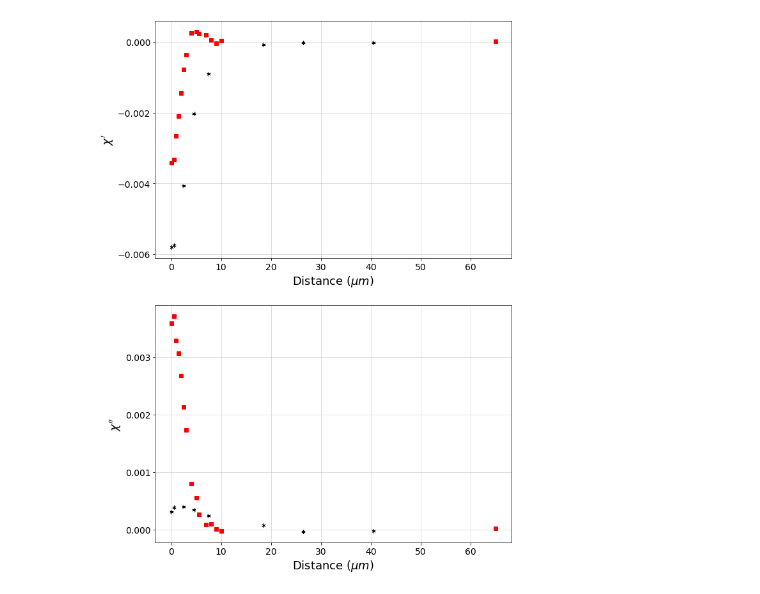
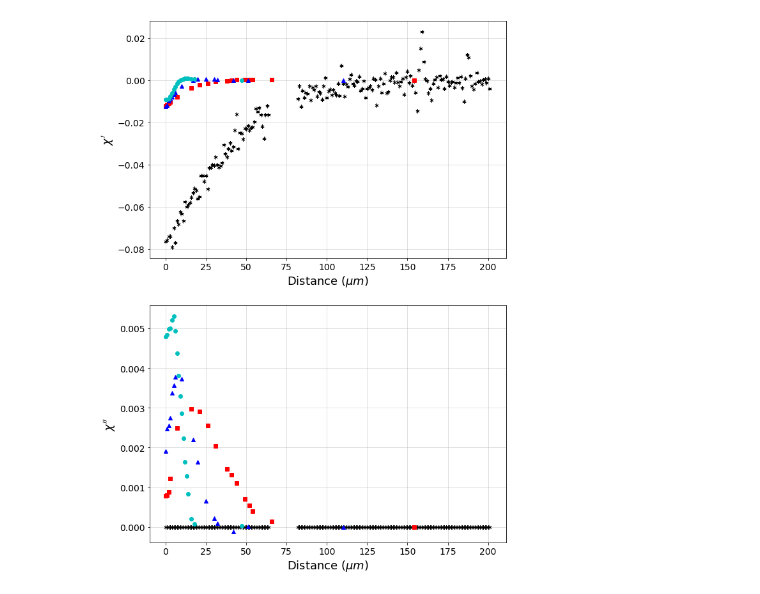
Before and after one commit to BGerwe/Xray-Project, a Jupyter notebook: fr_XAS/July18 Data Direct Model.ipynb, the cells around one changed output. Cells and saved outputs as stored; diff of their text form; code cells hidden in the pictures.

```diff
--- a/fr_XAS/July18 Data Direct Model.ipynb
+++ b/fr_XAS/July18 Data Direct Model.ipynb
@@ -60,7 +60,7 @@ def chi_direct(x, amp, aoo, Dv, gamma, kappa, yd, f, L, po2, po2_ref):
 
     return chi
 # %%
-f1 = hdf5_io.get_all_datasets('July18_frXAS_v2', start_indices = [[5, 2, 3], [5, 6, 0], [1, 3]])
-hdf5_io.close_frxas_file('July18_frXAS_v2')
+f1 = hdf5_io.get_all_datasets('July18_frXAS') #, start_indices = [[4, 0, 2, 2], [4, 0, 6, 0], [1, 0, 2]])
+hdf5_io.close_frxas_file('July18_frXAS')
 # %%
-x, data, frequencies, gases = hdf5_io.unpack_data(f1, kind='data_adj')
+x, data, frequencies, gases, sizes = hdf5_io.unpack_data(f1, kind='data_adj')
@@ -69,13 +67,22 @@ x[5] = x[5]+2.5
-# %%
-fig, axes = plt.subplots(nrows=2, figsize=(10,15))
-
-# visualization.plot_chi(axes, x[:3], data[:3])
-# axes = visualization.plot_chi(axes, x[3:6], data[3:6])
-axes = visualization.plot_chi(axes, x[6:], data[6:])
-# axes[1].set_xlim((420, 460))
-plt.show()
-# %% [output]
-[figure, removed]
+# %%
+colors = ['k', 'r', 'b', 'c']
+markers = [(6, 2, 0), 's', '^', 'o']
+
+colors = colors * (len(colors) % len(data))
+markers = markers * (len(colors) % len(data))
+# %%
+fig, axes = plt.subplots(nrows=2, figsize=(10,15))
+
+for iy in np.arange(0,sizes[0]):
+    visualization.plot_chi(axes, x[iy], data[iy], color=colors[iy], marker=markers[iy], ls='')
+# for iy in np.arange(sizes[0],sum(sizes[:2])):
+#     visualization.plot_chi(axes, x[iy], data[iy], color=colors[iy], marker=markers[iy], ls='')
+# for iy in np.arange(sum(sizes[:2]),sum(sizes)):
+#     visualization.plot_chi(axes, x[iy], data[iy], color=colors[iy], marker=markers[iy], ls='')
+
+plt.show()
+# %% [output]
+[figure, added]
 # %%
 fit_params = Parameters()
 
```
Also changed, not shown: parts of 11 cells of this notebook, 14 other files.
